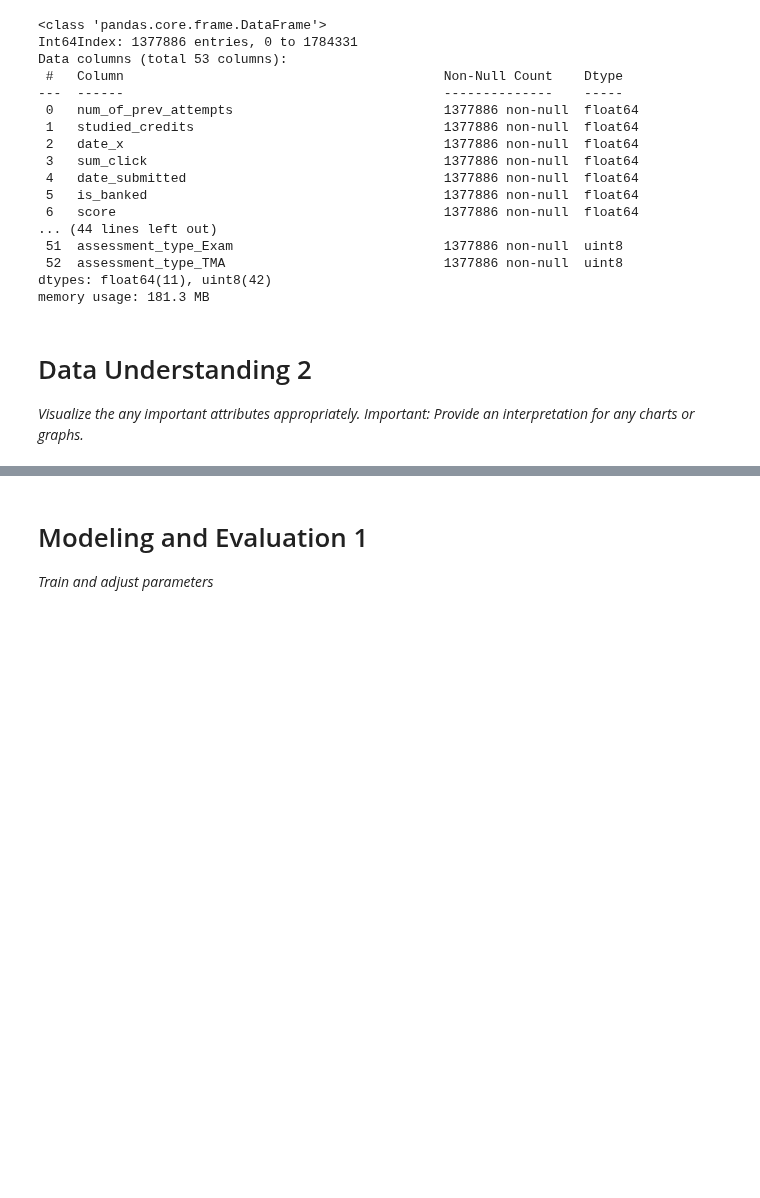
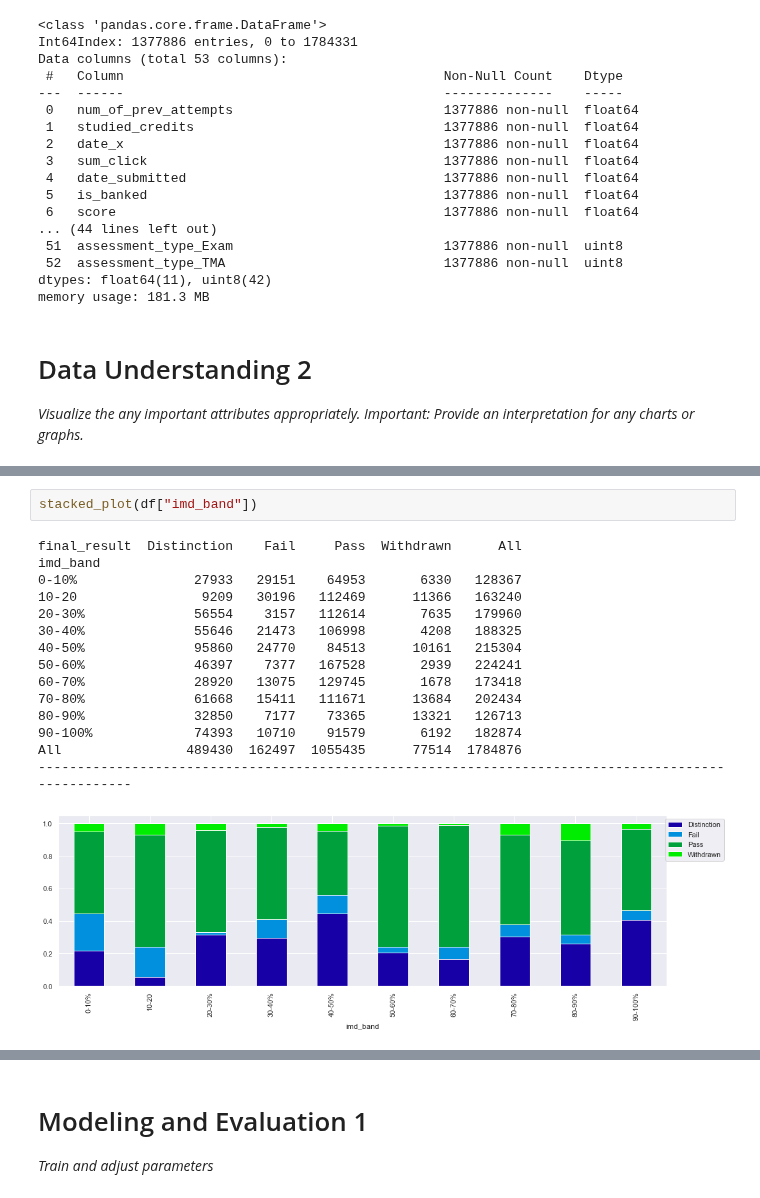
Before and after one commit to ChadKwong/DDSMachineLearning1, a Jupyter notebook: Lab 3/Lab 3.ipynb, the cells around one changed output, grey strips where cells are left out. Saved outputs shown, nothing was run; the diff lists cells and outputs as text; blank space fills up the shorter version.

```diff
--- a/Lab 3/Lab 3.ipynb
+++ b/Lab 3/Lab 3.ipynb
@@ -392,0 +470,18 @@ memory usage: 181.3 MB
+# %%
+stacked_plot(df["imd_band"])
+# %% [output]
+final_result  Distinction    Fail     Pass  Withdrawn      All
+imd_band
+0-10%               27933   29151    64953       6330   128367
+10-20                9209   30196   112469      11366   163240
+20-30%              56554    3157   112614       7635   179960
+30-40%              55646   21473   106998       4208   188325
+40-50%              95860   24770    84513      10161   215304
+50-60%              46397    7377   167528       2939   224241
+60-70%              28920   13075   129745       1678   173418
+70-80%              61668   15411   111671      13684   202434
+80-90%              32850    7177    73365      13321   126713
+90-100%             74393   10710    91579       6192   182874
+All                489430  162497  1055435      77514  1784876
+----------------------------------------------------------------------------------------------------
+[figure, added]
```
Also changed, not shown: parts of 22 cells of this notebook.
